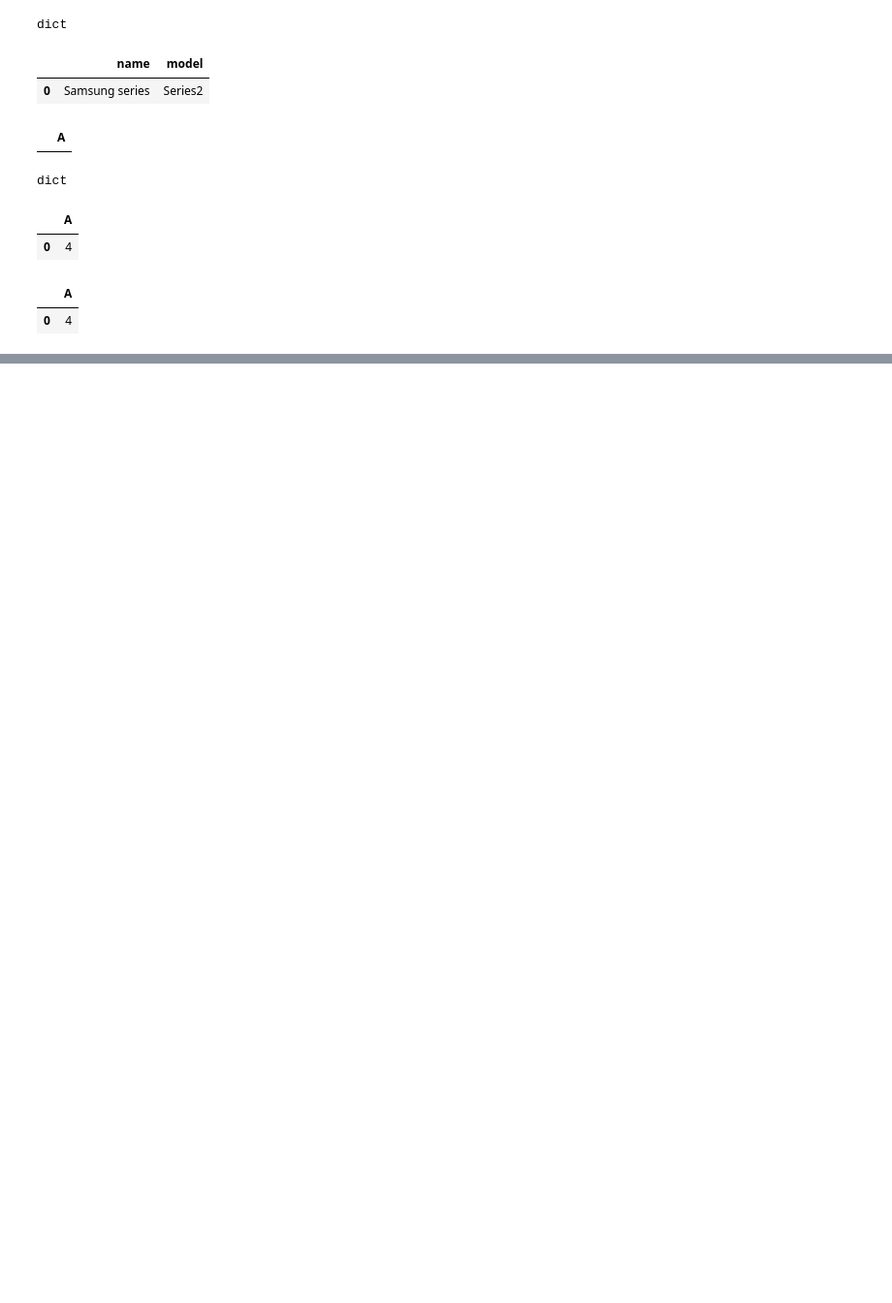
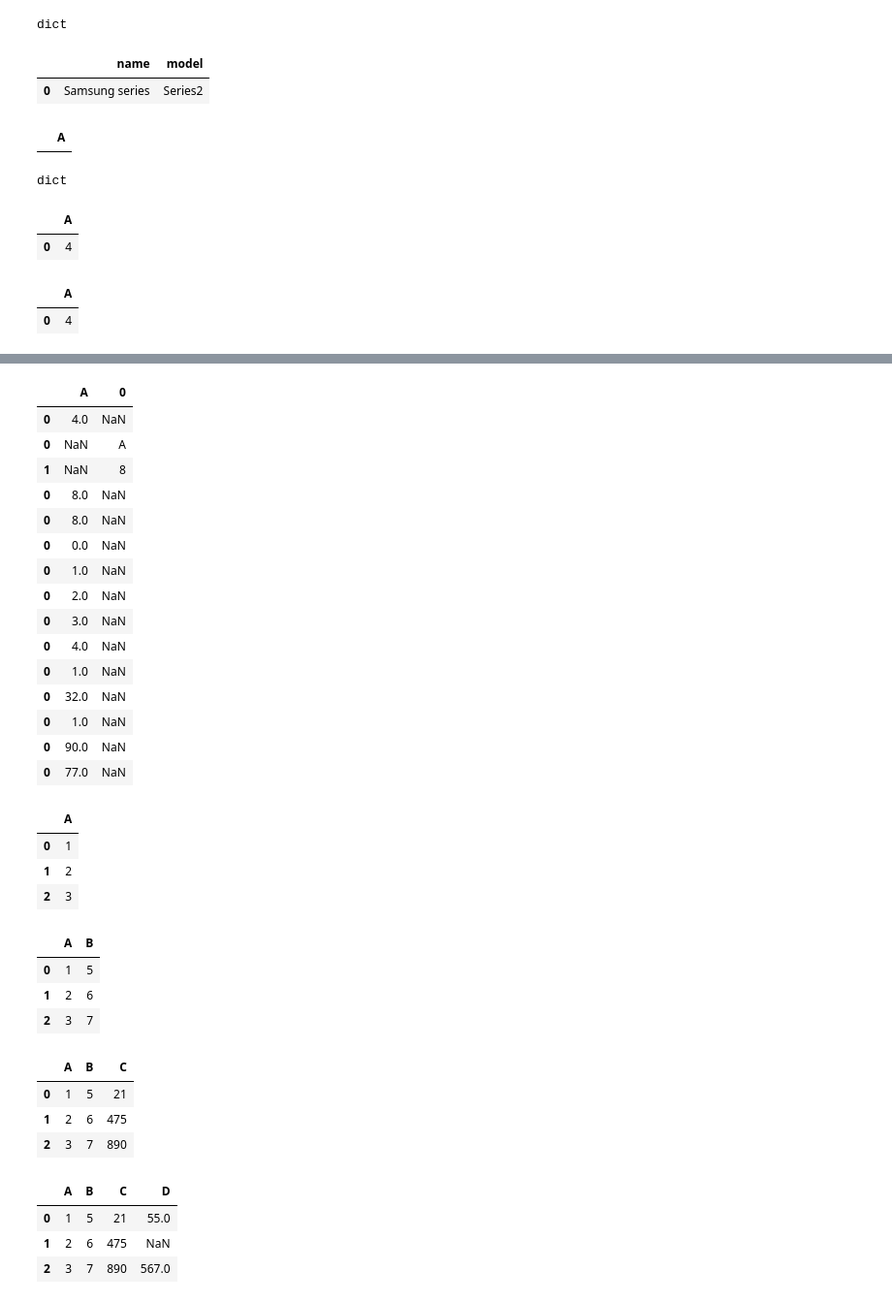
Before and after one commit to madhuriankara/python-basics, a Jupyter notebook: basicsofpandas.ipynb, the cells around one changed output, grey strips where cells are left out. Shown at 97% size. Saved outputs shown, nothing was run; the diff lists cells and outputs as text; code cells hidden in the pictures; blank space fills up the shorter version.

```diff
--- a/basicsofpandas.ipynb
+++ b/basicsofpandas.ipynb
@@ -236,0 +267,5 @@ df
+# %%
+for i in range(5):
+
+    current_small_df = pd.DataFrame([{'A': i}])
+    df = pd.concat([df, current_small_df])
@@ -236,0 +290,24 @@ df
+# %%
+for i in range(5):
+    random_number =random.randint(1,100)
+    current_small_df= pd.DataFrame([{'A':random_number}])
+    df = pd.concat([df, current_small_df])
+# %%
+df
+# %% [output]
+|  | A | 0 |
+| 0 | 4.0 | NaN |
+| 0 | NaN | A |
+| 1 | NaN | 8 |
+| 0 | 8.0 | NaN |
+| 0 | 8.0 | NaN |
+| 0 | 0.0 | NaN |
+| 0 | 1.0 | NaN |
+| 0 | 2.0 | NaN |
+| 0 | 3.0 | NaN |
+| 0 | 4.0 | NaN |
+| 0 | 1.0 | NaN |
+| 0 | 32.0 | NaN |
+| 0 | 1.0 | NaN |
+| 0 | 90.0 | NaN |
+| 0 | 77.0 | NaN |
@@ -236,0 +316,7 @@ df
+# %%
+df
+# %% [output]
+|  | A |
+| 0 | 1 |
+| 1 | 2 |
+| 2 | 3 |
@@ -236,0 +325,7 @@ df
+# %%
+df
+# %% [output]
+|  | A | B |
+| 0 | 1 | 5 |
+| 1 | 2 | 6 |
+| 2 | 3 | 7 |
@@ -236,0 +334,7 @@ df
+# %%
+df
+# %% [output]
+|  | A | B | C |
+| 0 | 1 | 5 | 21 |
+| 1 | 2 | 6 | 475 |
+| 2 | 3 | 7 | 890 |
@@ -236,0 +345,7 @@ df
+# %%
+df
+# %% [output]
+|  | A | B | C | D |
+| 0 | 1 | 5 | 21 | 55.0 |
+| 1 | 2 | 6 | 475 | NaN |
+| 2 | 3 | 7 | 890 | 567.0 |
```
Also changed, not shown: parts of 16 cells of this notebook, 1 other file.
